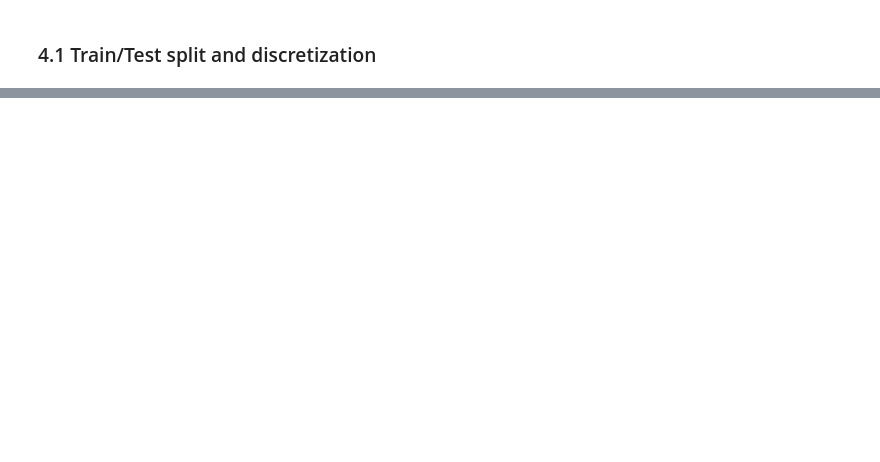
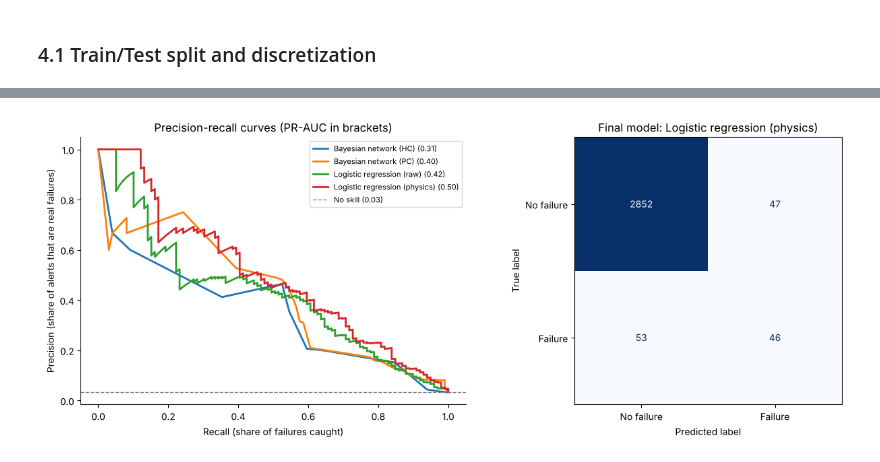
Before and after one commit to JustinSu11/AAI_500_Final, a Jupyter notebook: data_analysis.ipynb, the cells around one changed output, grey strips where cells are left out. Cells and saved outputs as stored; diff of their text form; code cells hidden in the pictures; blank space fills up the shorter version.

```diff
--- a/data_analysis.ipynb
+++ b/data_analysis.ipynb
@@ -602,7 +656,0 @@ Fit model to pc
-# %%
-pc_model = DiscreteBayesianNetwork(pc.causal_graph_.edges())
-pc_model.add_nodes_from(train_df.columns)
-pc_model.fit(train_df, estimator=DiscreteBayesianEstimator(prior_type='BDeu'))
-print(pc_model.check_model())
-cpd = pc_model.get_cpds('Machine failure')
-print(cpd.to_dataframe().round(2).to_string())
@@ -731,0 +709,14 @@ PC - HC log loss [-0.012 -0.002] PR-AUC [0.024 0.123]
+# %%
+lr_physics = smf.logit(
+    'Machine_failure ~ Temp_difference + Power_kW + I(Power_kW ** 2)'
+    ' + Strain_k + Tool_wear + Rotational_speed + C(Type, Treatment("H"))',
+    data=lr_train).fit(disp=0)
+print(lr_physics.summary())
+
+odds_ratios = pd.DataFrame({'Odds ratio': np.exp(lr_physics.params),
+                            'p-value': lr_physics.pvalues})
+with pd.option_context('display.float_format', '{:.4g}'.format):
+    print(odds_ratios.drop(index='Intercept'))
+
+print(f'\nAIC (lower is better): raw = {lr_raw.aic:.1f}, '
+      f'physics = {lr_physics.aic:.1f}')
@@ -731,0 +868,26 @@ PC - HC log loss [-0.012 -0.002] PR-AUC [0.024 0.123]
+# %%
+final = 'Logistic regression (physics)'
+p_final = probs[final][1]
+final_alerts = p_final >= best_threshold(y_train, probs[final][0])
+
+fig, axes = plt.subplots(1, 2, figsize=(13, 5))
+for name, (_, p_test) in probs.items():
+    precision, recall, _ = precision_recall_curve(y, p_test)
+    axes[0].plot(recall, precision, linewidth=2,
+                 label=f'{name} ({average_precision_score(y, p_test):.2f})')
+axes[0].axhline(y.mean(), color='gray', linestyle='--', linewidth=1,
+                label=f'No skill ({y.mean():.2f})')
+axes[0].set_xlabel('Recall (share of failures caught)')
+axes[0].set_ylabel('Precision (share of alerts that are real failures)')
+axes[0].set_title('Precision-recall curves (PR-AUC in brackets)')
+axes[0].legend(fontsize=8, loc='upper right')
+axes[0].spines[['top', 'right']].set_visible(False)
+
+ConfusionMatrixDisplay(confusion_matrix(y, final_alerts),
+                       display_labels=['No failure', 'Failure']).plot(
+    ax=axes[1], cmap='Blues', colorbar=False)
+axes[1].set_title(f'Final model: {final}')
+plt.tight_layout()
+plt.show()
+# %% [output]
+[figure, added]
```
Also changed, not shown: parts of 49 cells of this notebook.
